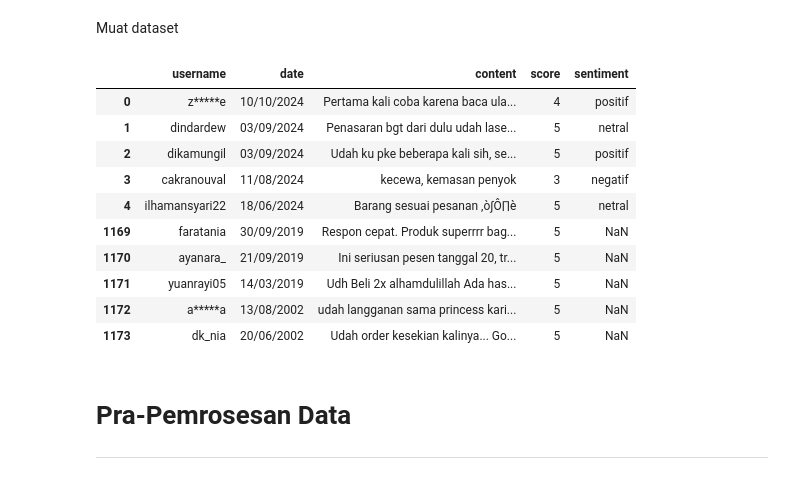
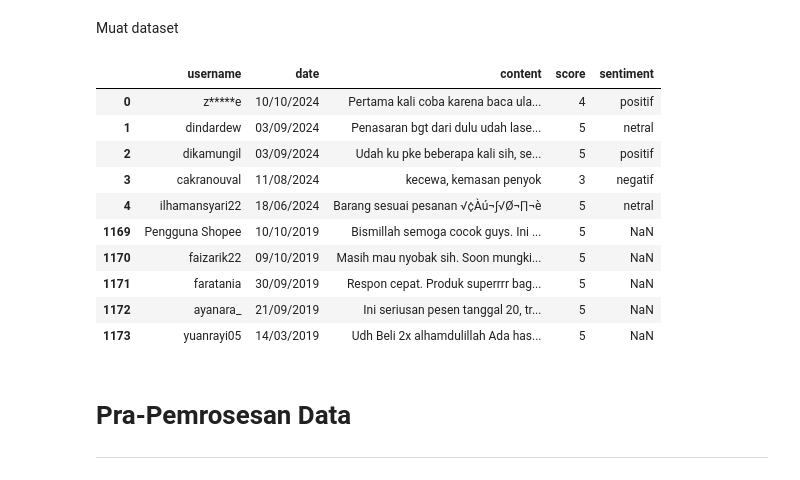
Before and after one commit to SofiNurul/SKRIPSI, a Jupyter notebook: BISMILLAH_SKRIPSI_ANALISIS_SENTIMEN_ULASAN_PRODUK_PENGHILANG_BEKAS_LUKA.ipynb, the cells around one changed output. Saved outputs shown, nothing was run; the diff lists cells and outputs as text; code cells hidden in the pictures.

```diff
--- a/BISMILLAH_SKRIPSI_ANALISIS_SENTIMEN_ULASAN_PRODUK_PENGHILANG_BEKAS_LUKA.ipynb
+++ b/BISMILLAH_SKRIPSI_ANALISIS_SENTIMEN_ULASAN_PRODUK_PENGHILANG_BEKAS_LUKA.ipynb
@@ -38,23 +38,23 @@ True
 Muat dataset
 # %%
 # Memuat dataset
-df = pd.read_csv('data_ulasan.csv', encoding='MacRoman')
+df = pd.read_csv('data_skripsi.csv', encoding='MacRoman')
 # Menampilkan 5 data teratas dan 5 data terakhir
 df_combined = pd.concat([df.head(5), df.tail(5)], axis=0)
 # Menampilkan hasil
 df_combined
 # %% [output]
 |  | username | date | content | score | sentiment |
 | 0 | z*****e | 10/10/2024 | Pertama kali coba karena baca ula... | 4 | positif |
 | 1 | dindardew | 03/09/2024 | Penasaran bgt dari dulu udah lase... | 5 | netral |
 | 2 | dikamungil | 03/09/2024 | Udah ku pke beberapa kali sih, se... | 5 | positif |
 | 3 | cakranouval | 11/08/2024 | kecewa, kemasan penyok | 3 | negatif |
-| 4 | ilhamansyari22 | 18/06/2024 | Barang sesuai pesanan ‚ò∫Ô∏è | 5 | netral |
-| 1169 | faratania | 30/09/2019 | Respon cepat. Produk superrrr bag... | 5 | NaN |
-| 1170 | ayanara_ | 21/09/2019 | Ini seriusan pesen tanggal 20, tr... | 5 | NaN |
-| 1171 | yuanrayi05 | 14/03/2019 | Udh Beli 2x alhamdulillah Ada has... | 5 | NaN |
-| 1172 | a*****a | 13/08/2002 | udah langganan sama princess kari... | 5 | NaN |
-| 1173 | dk_nia | 20/06/2002 | Udah order kesekian kalinya... Go... | 5 | NaN |
+| 4 | ilhamansyari22 | 18/06/2024 | Barang sesuai pesanan √¢Àú¬∫√Ø¬∏¬è | 5 | netral |
+| 1169 | Pengguna Shopee | 10/10/2019 | Bismillah semoga cocok guys. Ini ... | 5 | NaN |
+| 1170 | faizarik22 | 09/10/2019 | Masih mau nyobak sih. Soon mungki... | 5 | NaN |
+| 1171 | faratania | 30/09/2019 | Respon cepat. Produk superrrr bag... | 5 | NaN |
+| 1172 | ayanara_ | 21/09/2019 | Ini seriusan pesen tanggal 20, tr... | 5 | NaN |
+| 1173 | yuanrayi05 | 14/03/2019 | Udh Beli 2x alhamdulillah Ada has... | 5 | NaN |
 # %% [markdown]
 # **Pra-Pemrosesan Data**
 
```
Also changed, not shown: parts of 4 cells of this notebook.
